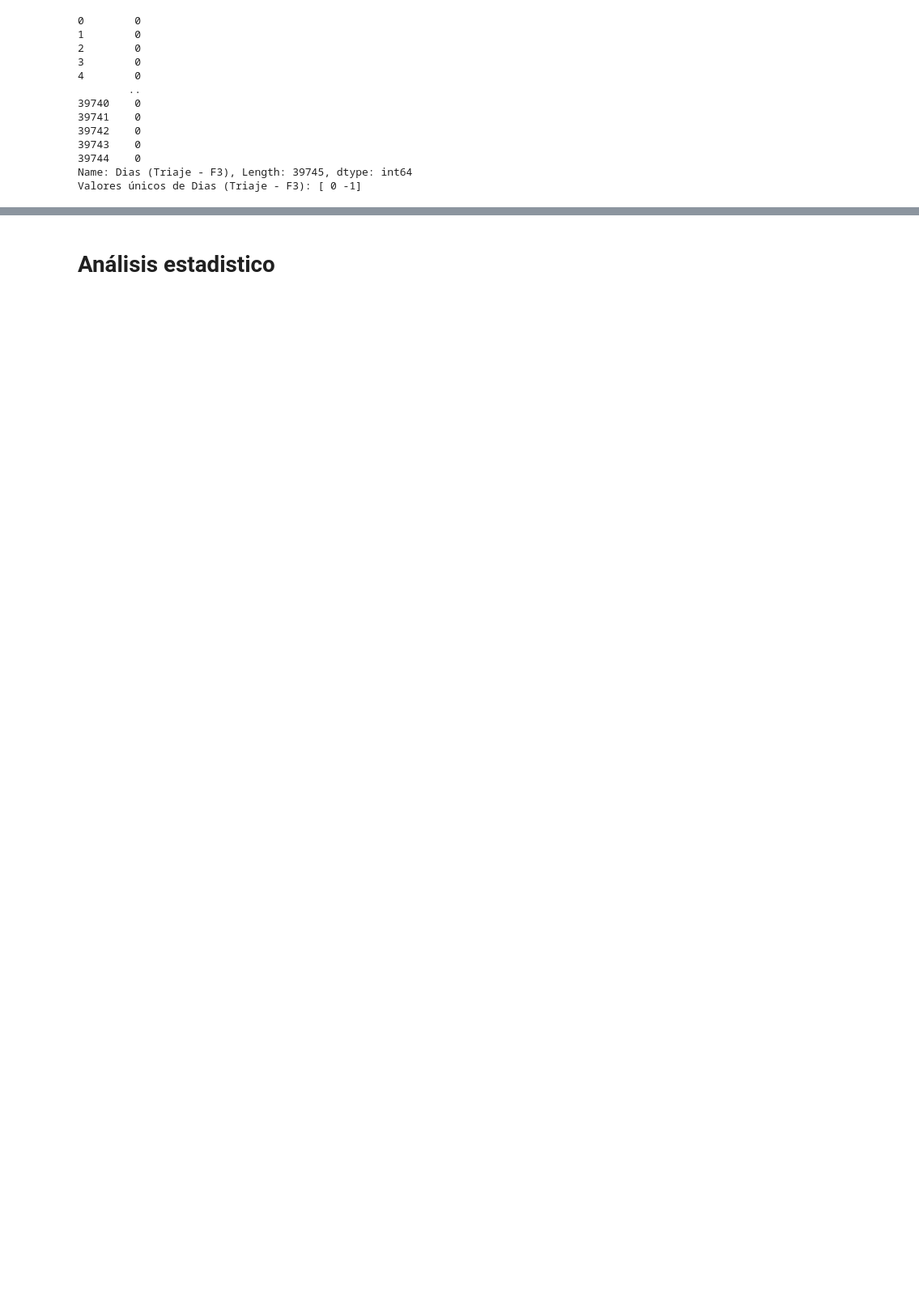
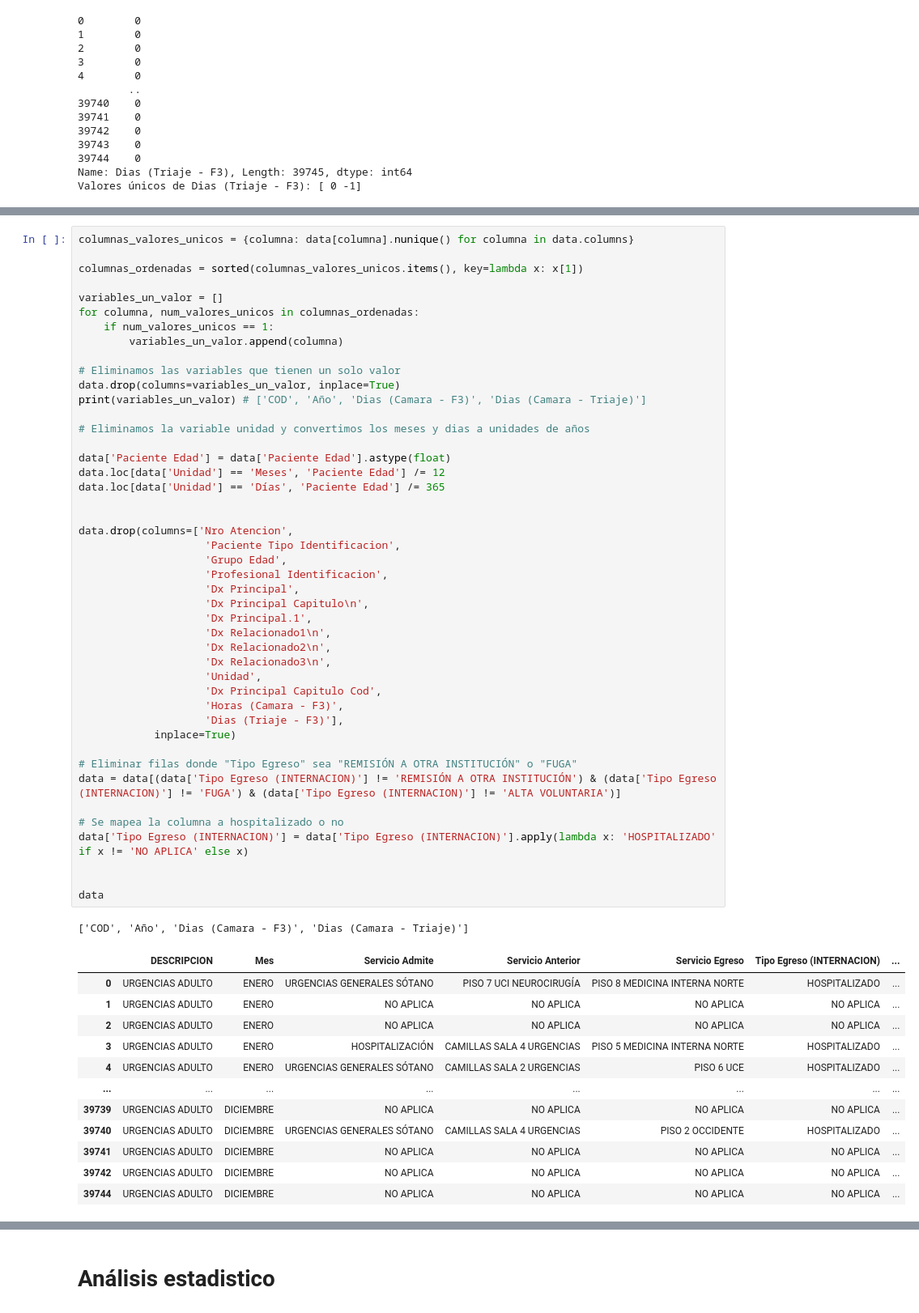
Before and after one commit to santiagogonzalezc/Final_project_ML, a Jupyter notebook: EDA.ipynb, the cells around one changed output, grey strips where cells are left out. Shown at 81% size. Cells and saved outputs as stored; diff of their text form; blank space fills up the shorter version.

```diff
--- a/EDA.ipynb
+++ b/EDA.ipynb
@@ -308,0 +268,59 @@ data
+# %%
+columnas_valores_unicos = {columna: data[columna].nunique() for columna in data.columns}
+
+columnas_ordenadas = sorted(columnas_valores_unicos.items(), key=lambda x: x[1])
+
+variables_un_valor = []
+for columna, num_valores_unicos in columnas_ordenadas:
+    if num_valores_unicos == 1:
+        variables_un_valor.append(columna)
+
+# Eliminamos las variables que tienen un solo valor
+data.drop(columns=variables_un_valor, inplace=True)
+print(variables_un_valor) # ['COD', 'Año', 'Dias (Camara - F3)', 'Dias (Camara - Triaje)']
+
+# Eliminamos la variable unidad y convertimos los meses y dias a unidades de años
+
+data['Paciente Edad'] = data['Paciente Edad'].astype(float)
+data.loc[data['Unidad'] == 'Meses', 'Paciente Edad'] /= 12
+data.loc[data['Unidad'] == 'Días', 'Paciente Edad'] /= 365
+
+
+data.drop(columns=['Nro Atencion',
+                    'Paciente Tipo Identificacion',
+                    'Grupo Edad',
+                    'Profesional Identificacion',
+                    'Dx Principal',
+                    'Dx Principal Capitulo\n',
+                    'Dx Principal.1',
+                    'Dx Relacionado1\n',
+                    'Dx Relacionado2\n',
+                    'Dx Relacionado3\n',
+                    'Unidad',
+                    'Dx Principal Capitulo Cod',
+                    'Horas (Camara - F3)',
+                    'Dias (Triaje - F3)'],
+            inplace=True)
+
+# Eliminar filas donde "Tipo Egreso" sea "REMISIÓN A OTRA INSTITUCIÓN" o "FUGA"
+data = data[(data['Tipo Egreso (INTERNACION)'] != 'REMISIÓN A OTRA INSTITUCIÓN') & (data['Tipo Egreso (INTERNACION)'] != 'FUGA') & (data['Tipo Egreso (INTERNACION)'] != 'ALTA VOLUNTARIA')]
+
+# Se mapea la columna a hospitalizado o no
+data['Tipo Egreso (INTERNACION)'] = data['Tipo Egreso (INTERNACION)'].apply(lambda x: 'HOSPITALIZADO' if x != 'NO APLICA' else x)
+
+
+data
+# %% [output]
+['COD', 'Año', 'Dias (Camara - F3)', 'Dias (Camara - Triaje)']
+|  | DESCRIPCION | Mes | Servicio Admite | Servicio Anterior | Servicio Egreso | Tipo Egreso (INTERNACION) | ... |
+| 0 | URGENCIAS ADULTO | ENERO | URGENCIAS GENERALES SÓTANO | PISO 7 UCI NEUROCIRUGÍA | PISO 8 MEDICINA INTERNA NORTE | HOSPITALIZADO | ... |
+| 1 | URGENCIAS ADULTO | ENERO | NO APLICA | NO APLICA | NO APLICA | NO APLICA | ... |
+| 2 | URGENCIAS ADULTO | ENERO | NO APLICA | NO APLICA | NO APLICA | NO APLICA | ... |
+| 3 | URGENCIAS ADULTO | ENERO | HOSPITALIZACIÓN | CAMILLAS SALA 4 URGENCIAS | PISO 5 MEDICINA INTERNA NORTE | HOSPITALIZADO | ... |
+| 4 | URGENCIAS ADULTO | ENERO | URGENCIAS GENERALES SÓTANO | CAMILLAS SALA 2 URGENCIAS | PISO 6 UCE | HOSPITALIZADO | ... |
+| ... | ... | ... | ... | ... | ... | ... | ... |
+| 39739 | URGENCIAS ADULTO | DICIEMBRE | NO APLICA | NO APLICA | NO APLICA | NO APLICA | ... |
+| 39740 | URGENCIAS ADULTO | DICIEMBRE | URGENCIAS GENERALES SÓTANO | CAMILLAS SALA 4 URGENCIAS | PISO 2 OCCIDENTE | HOSPITALIZADO | ... |
+| 39741 | URGENCIAS ADULTO | DICIEMBRE | NO APLICA | NO APLICA | NO APLICA | NO APLICA | ... |
+| 39742 | URGENCIAS ADULTO | DICIEMBRE | NO APLICA | NO APLICA | NO APLICA | NO APLICA | ... |
+| 39744 | URGENCIAS ADULTO | DICIEMBRE | NO APLICA | NO APLICA | NO APLICA | NO APLICA | ... |
```
Also changed, not shown: parts of 20 cells of this notebook.
